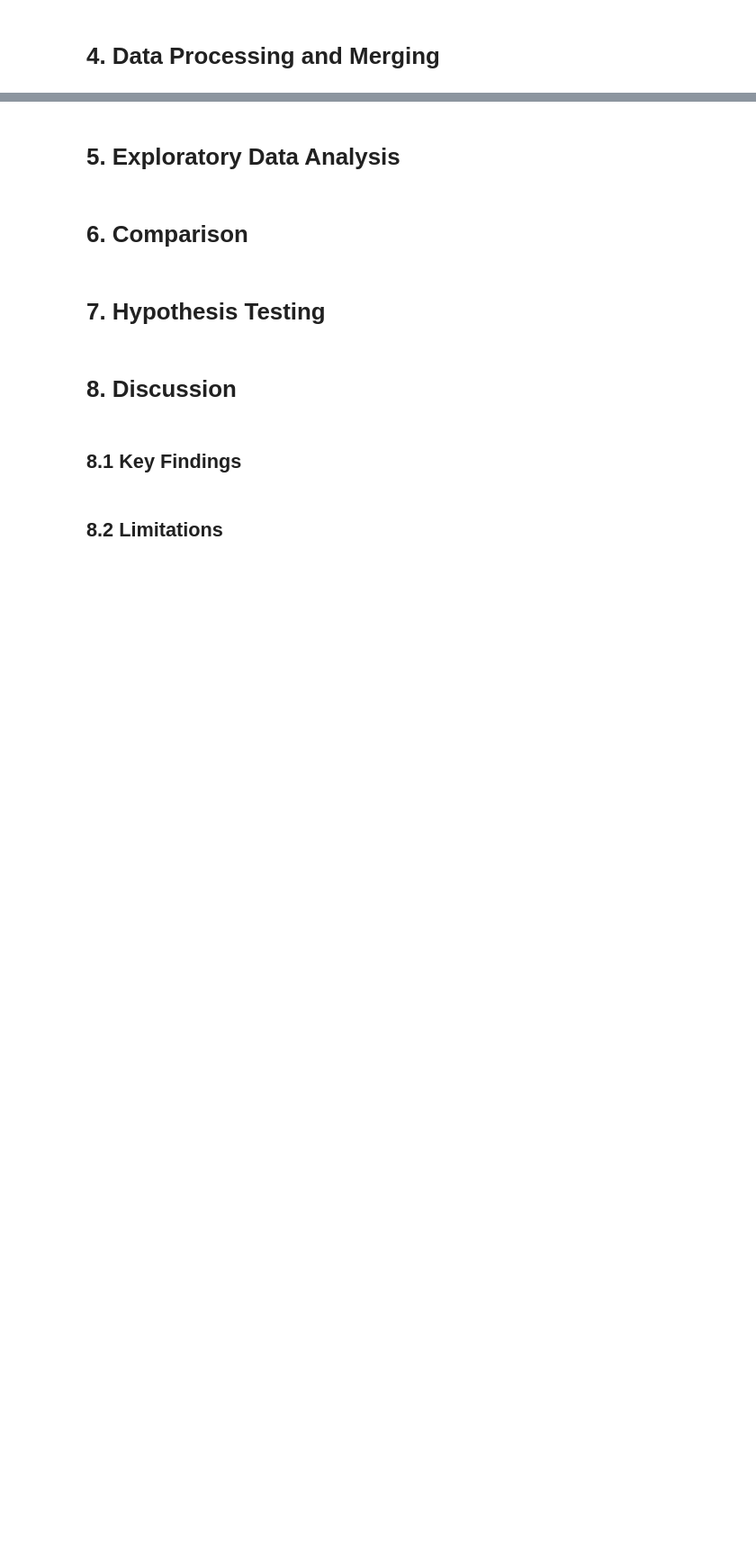
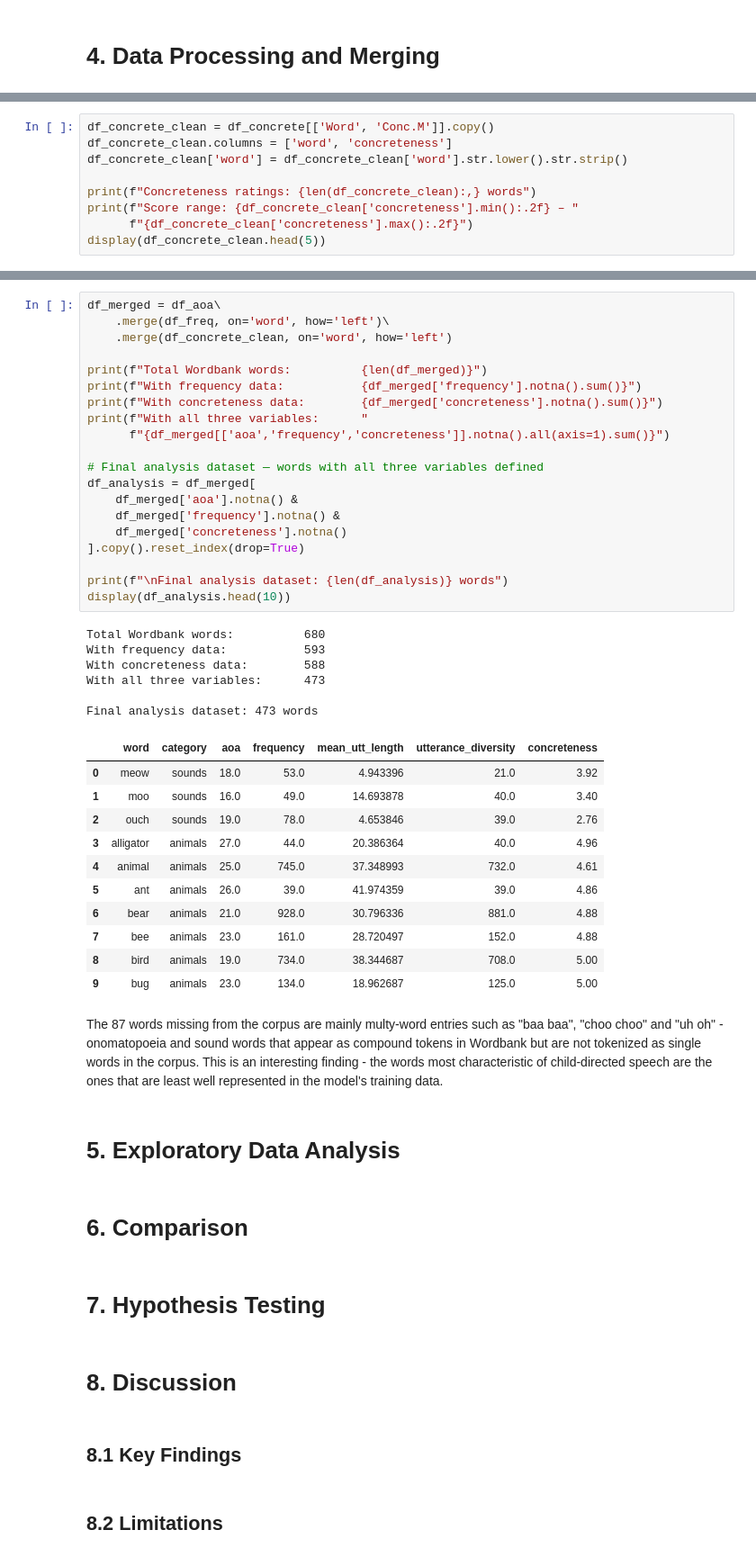
Before and after one commit to Slavena1/Softuni-Data-Science-Final-Project, a Jupyter notebook: SlavenaDataScienceProject.ipynb, the cells around one changed output, grey strips where cells are left out. Shown at 90% size. Cells and saved outputs as stored; diff of their text form; blank space fills up the shorter version.

Commit message:
Loaded the datasets, added section 4 - data processing and merging

```diff
--- a/SlavenaDataScienceProject.ipynb
+++ b/SlavenaDataScienceProject.ipynb
@@ -53,0 +186,9 @@ Concreteness is included here as a third dimension precisely because it is a hum
+# %%
+df_concrete_clean = df_concrete[['Word', 'Conc.M']].copy()
+df_concrete_clean.columns = ['word', 'concreteness']
+df_concrete_clean['word'] = df_concrete_clean['word'].str.lower().str.strip()
+
+print(f"Concreteness ratings: {len(df_concrete_clean):,} words")
+print(f"Score range: {df_concrete_clean['concreteness'].min():.2f} – "
+      f"{df_concrete_clean['concreteness'].max():.2f}")
+display(df_concrete_clean.head(5))
@@ -54,3 +207,43 @@ Concreteness is included here as a third dimension precisely because it is a hum
+# %%
+df_merged = df_aoa\
+    .merge(df_freq, on='word', how='left')\
+    .merge(df_concrete_clean, on='word', how='left')
+
+print(f"Total Wordbank words:          {len(df_merged)}")
+print(f"With frequency data:           {df_merged['frequency'].notna().sum()}")
+print(f"With concreteness data:        {df_merged['concreteness'].notna().sum()}")
+print(f"With all three variables:      "
+      f"{df_merged[['aoa','frequency','concreteness']].notna().all(axis=1).sum()}")
+
+# Final analysis dataset — words with all three variables defined
+df_analysis = df_merged[
+    df_merged['aoa'].notna() &
+    df_merged['frequency'].notna() &
+    df_merged['concreteness'].notna()
+].copy().reset_index(drop=True)
+
+print(f"\nFinal analysis dataset: {len(df_analysis)} words")
+display(df_analysis.head(10))
+# %% [output]
+Total Wordbank words:          680
+With frequency data:           593
+With concreteness data:        588
+With all three variables:      473
+
+Final analysis dataset: 473 words
+|  | word | category | aoa | frequency | mean_utt_length | utterance_diversity | concreteness |
+| 0 | meow | sounds | 18.0 | 53.0 | 4.943396 | 21.0 | 3.92 |
+| 1 | moo | sounds | 16.0 | 49.0 | 14.693878 | 40.0 | 3.40 |
+| 2 | ouch | sounds | 19.0 | 78.0 | 4.653846 | 39.0 | 2.76 |
+| 3 | alligator | animals | 27.0 | 44.0 | 20.386364 | 40.0 | 4.96 |
+| 4 | animal | animals | 25.0 | 745.0 | 37.348993 | 732.0 | 4.61 |
+| 5 | ant | animals | 26.0 | 39.0 | 41.974359 | 39.0 | 4.86 |
+| 6 | bear | animals | 21.0 | 928.0 | 30.796336 | 881.0 | 4.88 |
+| 7 | bee | animals | 23.0 | 161.0 | 28.720497 | 152.0 | 4.88 |
+| 8 | bird | animals | 19.0 | 734.0 | 38.344687 | 708.0 | 5.00 |
+| 9 | bug | animals | 23.0 | 134.0 | 18.962687 | 125.0 | 5.00 |
+# %% [markdown]
+The 87 words missing from the corpus are mainly multy-word entries such as "baa baa", "choo choo" and "uh oh" - onomatopoeia and sound words that appear as compound tokens in Wordbank but are not tokenized as single words in the corpus. This is an interesting finding - the words most characteristic of child-directed speech are the ones that are least well represented in the model's training data.
 # %% [markdown]
 # 5. Exploratory Data Analysis
 # %% [markdown]
```
Also changed, not shown: parts of 9 cells of this notebook.
